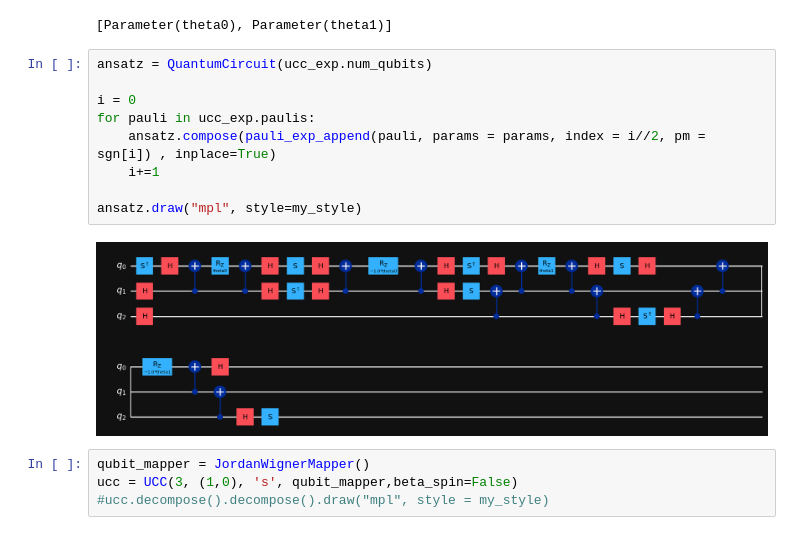
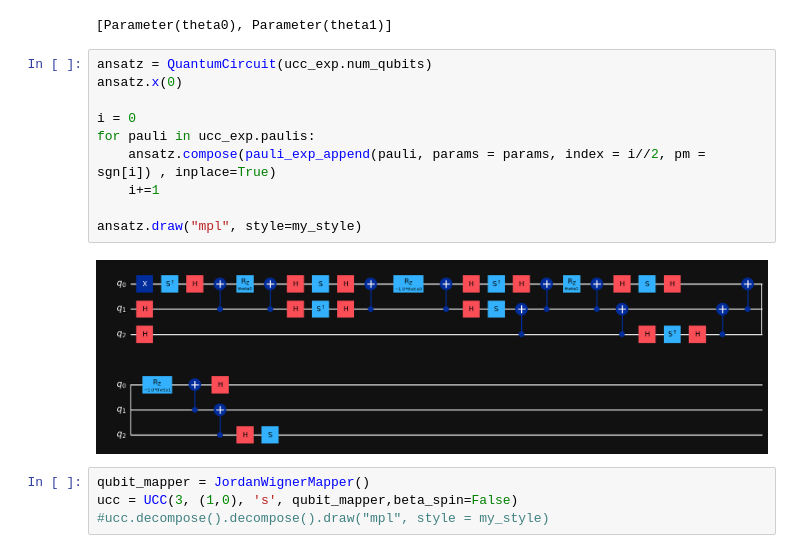
Before and after one commit to TheLittleRock/Charmonium-VQE, a Jupyter notebook: Charmonium.ipynb, the cells around one changed output. Cells and saved outputs as stored; diff of their text form.

```diff
--- a/Charmonium.ipynb
+++ b/Charmonium.ipynb
@@ -519,15 +519,16 @@ params
 [Parameter(theta0), Parameter(theta1)]
 # %%
 ansatz = QuantumCircuit(ucc_exp.num_qubits)
+ansatz.x(0)
 
 i = 0
 for pauli in ucc_exp.paulis:
     ansatz.compose(pauli_exp_append(pauli, params = params, index = i//2, pm = sgn[i]) , inplace=True)
     i+=1
 
 ansatz.draw("mpl", style=my_style)
 # %% [output]
-[figure, old version]
+[figure, new version]
 # %%
 qubit_mapper = JordanWignerMapper()
 ucc = UCC(3, (1,0), 's', qubit_mapper,beta_spin=False)
```
Also changed, not shown: parts of 16 cells of this notebook.
